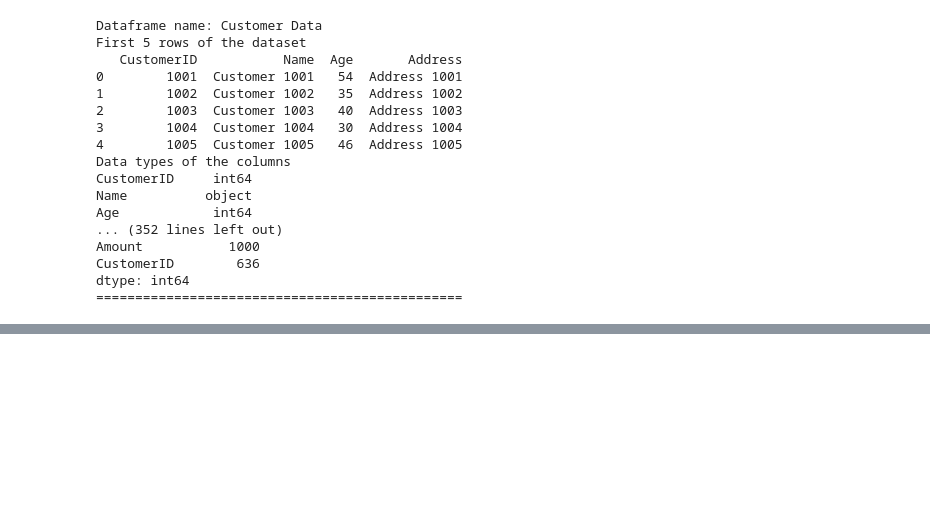
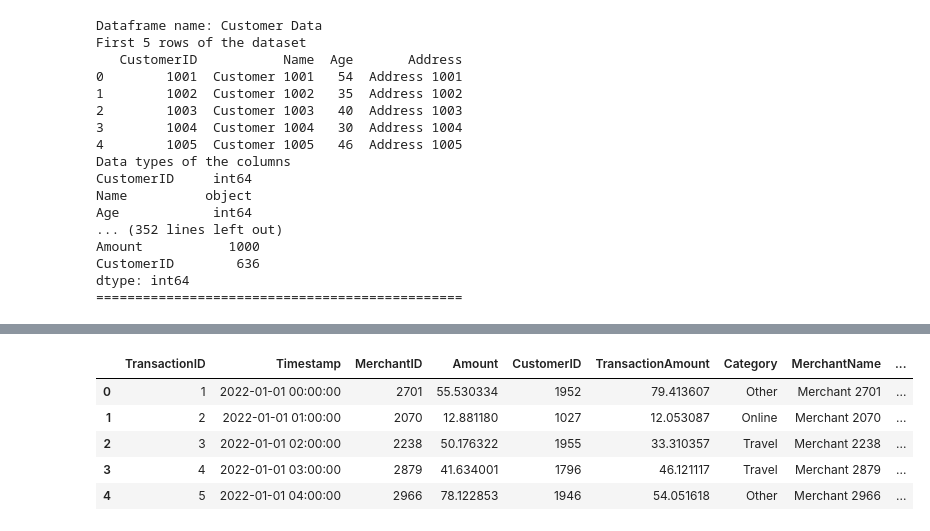
Before and after one commit to kevinsant0s/fraud-detection-coderhouse, a Jupyter notebook: notebooks/EDA_fraud.ipynb, the cells around one changed output, grey strips where cells are left out. Drawn from its saved outputs; the diff is of its cells as text; code cells hidden in the pictures; blank space fills up the shorter version.

Commit message:
Agrego cambios a la notebook

```diff
--- a/notebooks/EDA_fraud.ipynb
+++ b/notebooks/EDA_fraud.ipynb
@@ -122,0 +143,7 @@ df_trx_records: Contains transaction records such as TransactionID, Amount, and
+# %%
+# y por ultimo agrego los fraudulent patterns
+df_join_8 = df_join_7.join(df_fraud.set_index('TransactionID'), on='TransactionID', how='left')
+df_join_9 = df_join_8.join(df_susp_activity.set_index('CustomerID'), on='CustomerID', how='left')
+# %%
+# renombro la variable para que sea mas descriptiva
+df_joined = df_join_9
@@ -122,0 +180,5 @@ df_trx_records: Contains transaction records such as TransactionID, Amount, and
+# %%
+# formateo los campos de fecha que eran LastLogin y Timestamp
+df_joined['LastLogin'] = pd.to_datetime(df_joined['LastLogin'])
+# %%
+df_joined['Timestamp'] = pd.to_datetime(df_joined['Timestamp'])
@@ -122,0 +205,9 @@ df_trx_records: Contains transaction records such as TransactionID, Amount, and
+# %%
+df_joined.head()
+# %% [output]
+|  | TransactionID | Timestamp | MerchantID | Amount | CustomerID | TransactionAmount | Category | MerchantName | ... |
+| 0 | 1 | 2022-01-01 00:00:00 | 2701 | 55.530334 | 1952 | 79.413607 | Other | Merchant 2701 | ... |
+| 1 | 2 | 2022-01-01 01:00:00 | 2070 | 12.881180 | 1027 | 12.053087 | Online | Merchant 2070 | ... |
+| 2 | 3 | 2022-01-01 02:00:00 | 2238 | 50.176322 | 1955 | 33.310357 | Travel | Merchant 2238 | ... |
+| 3 | 4 | 2022-01-01 03:00:00 | 2879 | 41.634001 | 1796 | 46.121117 | Travel | Merchant 2879 | ... |
+| 4 | 5 | 2022-01-01 04:00:00 | 2966 | 78.122853 | 1946 | 54.051618 | Other | Merchant 2966 | ... |
```
Also changed, not shown: parts of 29 cells of this notebook, 2 other files.
